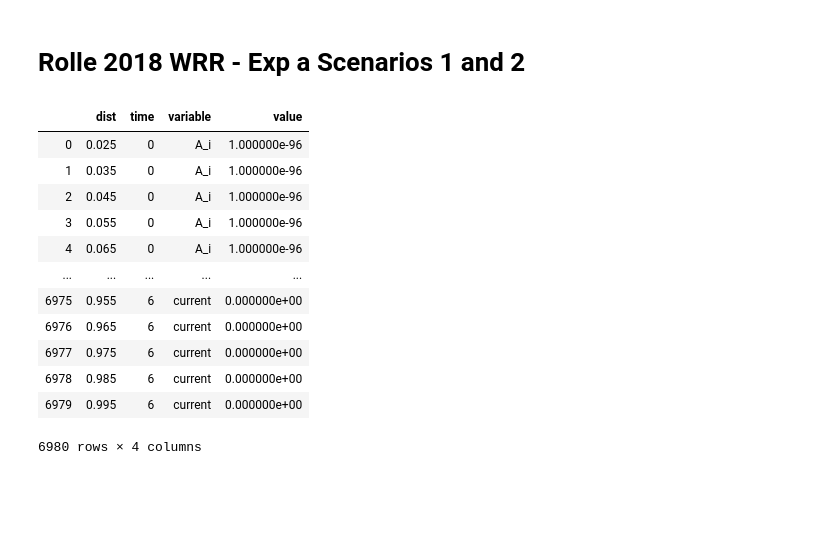
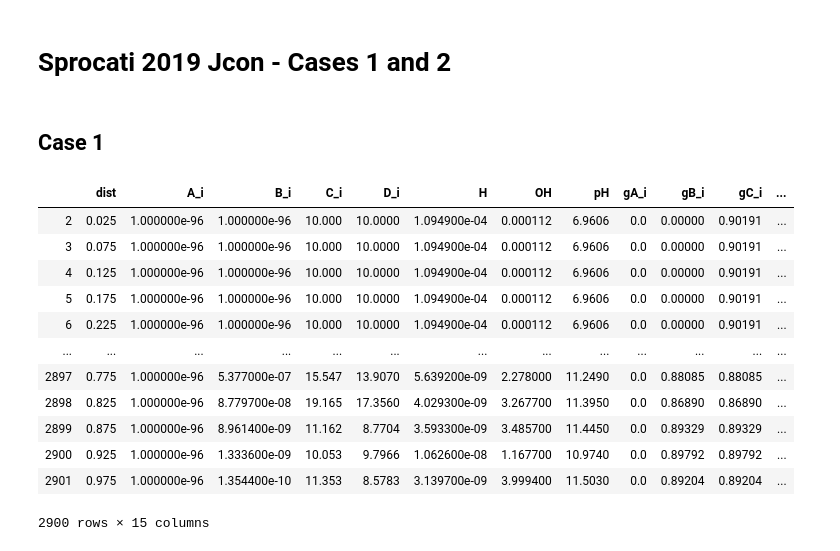
Before and after one commit to p-ortega/reactive-transport, a Jupyter notebook: sprocati2019/sprocati2019.ipynb, the cells around one changed output. Cells and saved outputs as stored; diff of their text form; code cells hidden in the pictures; blank space fills up the shorter version.

```diff
--- a/sprocati2019/sprocati2019.ipynb
+++ b/sprocati2019/sprocati2019.ipynb
@@ -2,30 +2,34 @@
 import pandas as pd
 import numpy as np
 from plotnine import *
-# %% [markdown]
-# Rolle 2018 WRR - Exp a Scenarios 1 and 2
+# %% [markdown]
+# Sprocati 2019 Jcon - Cases 1 and 2
+# %% [markdown]
+## Case 1
 # %%
 ## reading results
 # os.getcwd()
-results = pd.read_csv('data/sprocati2019-case1.csv', sep = '\t', skipinitialspace=True)
-results = results.drop([0,1])
-results = results.iloc[:, :-1]
+results1 = pd.read_csv('data/sprocati2019-case1.csv', sep = '\t', skipinitialspace=True)
+results1 = results1.drop([0,1])
+results1 = results1.iloc[:, :-1]
+# results['d_pot'] = results['potential']/results['dist']
+results1
 
-#melting
-results_melted = pd.melt(results, id_vars = ['dist', 'time'])
-# results.melted['scenario'] = '2'
-results_melted
+# # melting
+# results_melted = pd.melt(results, id_vars = ['dist', 'time'])
+# # results.melted['scenario'] = '2'
+# results_melted
 # %% [output]
-|  | dist | time | variable | value |
-| 0 | 0.025 | 0 | A_i | 1.000000e-96 |
-| 1 | 0.035 | 0 | A_i | 1.000000e-96 |
-| 2 | 0.045 | 0 | A_i | 1.000000e-96 |
-| 3 | 0.055 | 0 | A_i | 1.000000e-96 |
-| 4 | 0.065 | 0 | A_i | 1.000000e-96 |
-| ... | ... | ... | ... | ... |
-| 6975 | 0.955 | 6 | current | 0.000000e+00 |
-| 6976 | 0.965 | 6 | current | 0.000000e+00 |
-| 6977 | 0.975 | 6 | current | 0.000000e+00 |
-| 6978 | 0.985 | 6 | current | 0.000000e+00 |
-| 6979 | 0.995 | 6 | current | 0.000000e+00 |
+|  | dist | A_i | B_i | C_i | D_i | H | OH | pH | gA_i | gB_i | gC_i | ... |
+| 2 | 0.025 | 1.000000e-96 | 1.000000e-96 | 10.000 | 10.0000 | 1.094900e-04 | 0.000112 | 6.9606 | 0.0 | 0.00000 | 0.90191 | ... |
+| 3 | 0.075 | 1.000000e-96 | 1.000000e-96 | 10.000 | 10.0000 | 1.094900e-04 | 0.000112 | 6.9606 | 0.0 | 0.00000 | 0.90191 | ... |
+| 4 | 0.125 | 1.000000e-96 | 1.000000e-96 | 10.000 | 10.0000 | 1.094900e-04 | 0.000112 | 6.9606 | 0.0 | 0.00000 | 0.90191 | ... |
+| 5 | 0.175 | 1.000000e-96 | 1.000000e-96 | 10.000 | 10.0000 | 1.094900e-04 | 0.000112 | 6.9606 | 0.0 | 0.00000 | 0.90191 | ... |
+| 6 | 0.225 | 1.000000e-96 | 1.000000e-96 | 10.000 | 10.0000 | 1.094900e-04 | 0.000112 | 6.9606 | 0.0 | 0.00000 | 0.90191 | ... |
+| ... | ... | ... | ... | ... | ... | ... | ... | ... | ... | ... | ... | ... |
+| 2897 | 0.775 | 1.000000e-96 | 5.377000e-07 | 15.547 | 13.9070 | 5.639200e-09 | 2.278000 | 11.2490 | 0.0 | 0.88085 | 0.88085 | ... |
+| 2898 | 0.825 | 1.000000e-96 | 8.779700e-08 | 19.165 | 17.3560 | 4.029300e-09 | 3.267700 | 11.3950 | 0.0 | 0.86890 | 0.86890 | ... |
+| 2899 | 0.875 | 1.000000e-96 | 8.961400e-09 | 11.162 | 8.7704 | 3.593300e-09 | 3.485700 | 11.4450 | 0.0 | 0.89329 | 0.89329 | ... |
+| 2900 | 0.925 | 1.000000e-96 | 1.333600e-09 | 10.053 | 9.7966 | 1.062600e-08 | 1.167700 | 10.9740 | 0.0 | 0.89792 | 0.89792 | ... |
+| 2901 | 0.975 | 1.000000e-96 | 1.354400e-10 | 11.353 | 8.5783 | 3.139700e-09 | 3.999400 | 11.5030 | 0.0 | 0.89204 | 0.89204 | ... |
-6980 rows × 4 columns
+2900 rows × 15 columns
```
Also changed, not shown: parts of 5 cells of this notebook, 12 other files.
